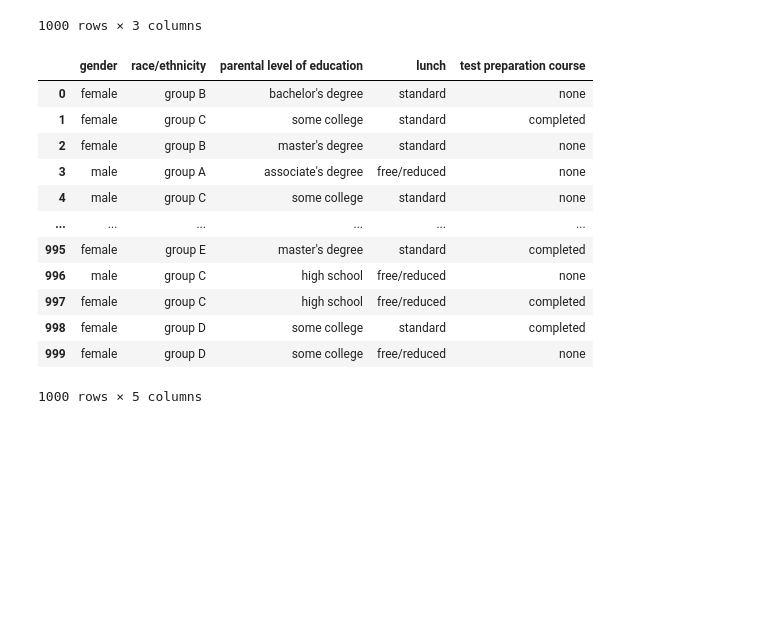
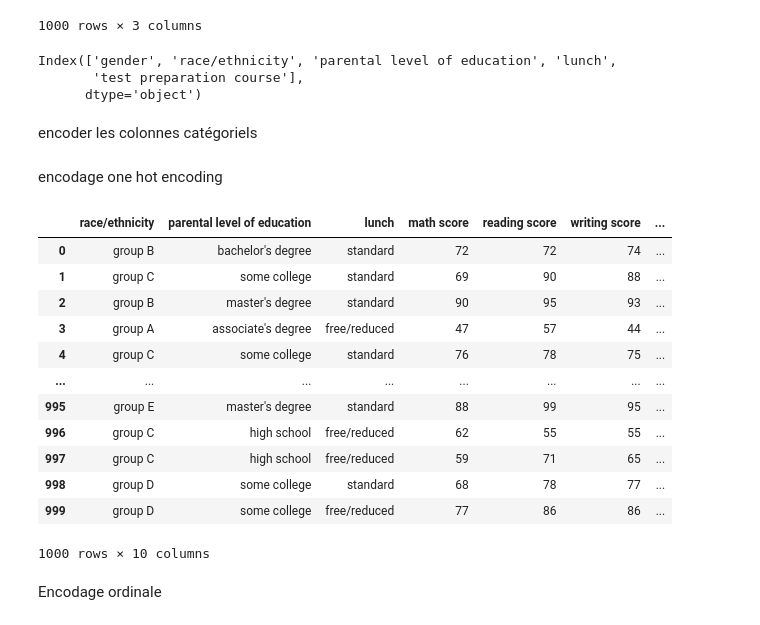
Before and after one commit to 2675781-creator/UA3ProjetPerformanceAcademiqueEtudiants, a Jupyter notebook: projet_UA3.ipynb, the cells around one changed output. Cells and saved outputs as stored; diff of their text form; code cells hidden in the pictures; blank space fills up the shorter version.

```diff
--- a/projet_UA3.ipynb
+++ b/projet_UA3.ipynb
@@ -101,22 +106,12 @@ df.select_dtypes(include=["number"])
 1000 rows × 3 columns
 # %%
 # sélection des colonnes catégoriel
-categoriel_col = df.select_dtypes(exclude=["number"])
+categoriel_col = df.select_dtypes(exclude=["number"]).columns
 categoriel_col
 # %% [output]
-|  | gender | race/ethnicity | parental level of education | lunch | test preparation course |
-| 0 | female | group B | bachelor's degree | standard | none |
-| 1 | female | group C | some college | standard | completed |
-| 2 | female | group B | master's degree | standard | none |
-| 3 | male | group A | associate's degree | free/reduced | none |
-| 4 | male | group C | some college | standard | none |
-| ... | ... | ... | ... | ... | ... |
-| 995 | female | group E | master's degree | standard | completed |
-| 996 | male | group C | high school | free/reduced | none |
-| 997 | female | group C | high school | free/reduced | completed |
-| 998 | female | group D | some college | standard | completed |
-| 999 | female | group D | some college | free/reduced | none |
-1000 rows × 5 columns
+Index(['gender', 'race/ethnicity', 'parental level of education', 'lunch',
+       'test preparation course'],
+      dtype='object')
 # %%
 # encodage des colonnes catégorielles
 #categoriel_col = pd.DataFrame({'gender': ['male', 'female']})
@@ -123,0 +121,24 @@ categoriel_col = pd.get_dummies(categoriel_col, columns=['gender', 'race/ethnici
+# %% [markdown]
+encoder les colonnes catégoriels
+# %% [markdown]
+encodage one hot encoding
+# %%
+# one hot encoding pour la colonne gender et test preparation course
+df = pd.get_dummies(df, columns=['gender', 'test preparation course'])
+df
+# %% [output]
+|  | race/ethnicity | parental level of education | lunch | math score | reading score | writing score | ... |
+| 0 | group B | bachelor's degree | standard | 72 | 72 | 74 | ... |
+| 1 | group C | some college | standard | 69 | 90 | 88 | ... |
+| 2 | group B | master's degree | standard | 90 | 95 | 93 | ... |
+| 3 | group A | associate's degree | free/reduced | 47 | 57 | 44 | ... |
+| 4 | group C | some college | standard | 76 | 78 | 75 | ... |
+| ... | ... | ... | ... | ... | ... | ... | ... |
+| 995 | group E | master's degree | standard | 88 | 99 | 95 | ... |
+| 996 | group C | high school | free/reduced | 62 | 55 | 55 | ... |
+| 997 | group C | high school | free/reduced | 59 | 71 | 65 | ... |
+| 998 | group D | some college | standard | 68 | 78 | 77 | ... |
+| 999 | group D | some college | free/reduced | 77 | 86 | 86 | ... |
+1000 rows × 10 columns
+# %% [markdown]
+Encodage ordinale
```
Also changed, not shown: parts of 8 cells of this notebook, 1 other file.
